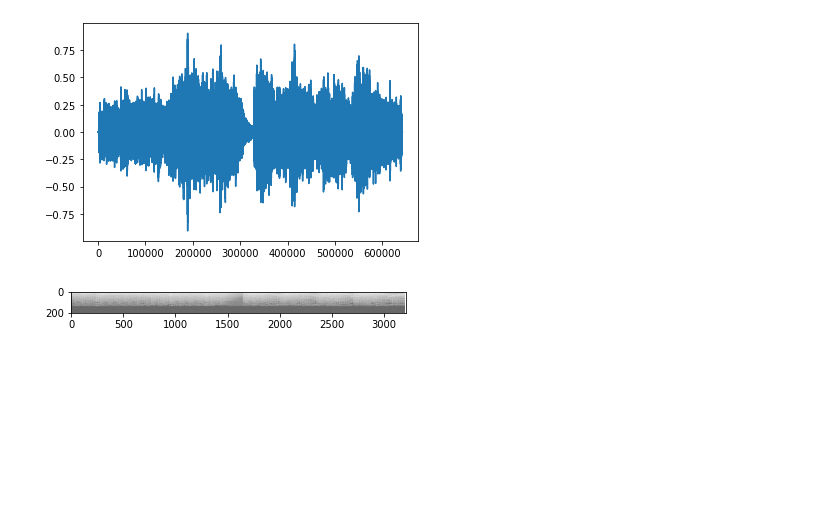
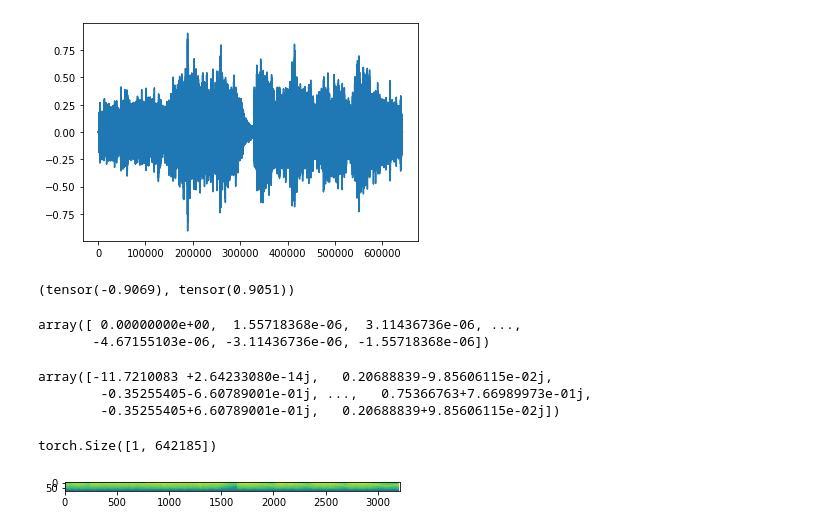
Before and after one commit to jiyunam/mel_spec_music_generation, a Jupyter notebook: notebooks/Frequency Domain.ipynb, the cells around one changed output. Saved outputs shown, nothing was run; the diff lists cells and outputs as text; code cells hidden in the pictures; blank space fills up the shorter version.

```diff
--- a/notebooks/Frequency Domain.ipynb
+++ b/notebooks/Frequency Domain.ipynb
@@ -17,9 +15,15 @@ y, sr = lr.load(mp3_file)
 sf.write(filename, y, sr)
 # %%
 # raw waveform
+filename = r"C:\Users\jiyun\Desktop\Jiyu\2020-2021\ESC499 - Thesis\WaveNet\magnatagatune\data\24_preludes_for_solo_piano_wav\jan_hanford-24_preludes_for_solo_piano-01-prelude_no__1_in_f_minor-30-59.wav"
+
 waveform, sr = torchaudio.load(filename)
 plt.figure()
 plt.plot(waveform.t().numpy())
 plt.show()
 # %% [output]
 [figure]
+# %%
+waveform.min(), waveform.max()
+# %% [output]
+(tensor(-0.9069), tensor(0.9051))
@@ -26,8 +33,23 @@ plt.show()
+# %%
+freqs
+# %% [output]
+array([ 0.00000000e+00,  1.55718368e-06,  3.11436736e-06, ...,
+       -4.67155103e-06, -3.11436736e-06, -1.55718368e-06])
+# %%
+w
+# %% [output]
+array([-11.7210083 +2.64233080e-14j,   0.20688839-9.85606115e-02j,
+        -0.35255405-6.60789001e-01j, ...,   0.75366763+7.66989973e-01j,
+        -0.35255405+6.60789001e-01j,   0.20688839+9.85606115e-02j])
+# %%
+waveform.shape
+# %% [output]
+torch.Size([1, 642185])
 # %%
 # spectrogram
-specgram = torchaudio.transforms.Spectrogram()(waveform)
+specgram = torchaudio.transforms.MelSpectrogram(n_mels=80)(waveform)
 plt.figure()
-plt.imshow(specgram.log2()[0,:,:].numpy(), cmap='gray')
+plt.imshow(specgram.log2()[0,:,:].numpy())
 plt.show()
 # %% [output]
-[figure, old version]
+[figure, new version]
```
Also changed, not shown: parts of 35 cells of this notebook, 30 other files.
